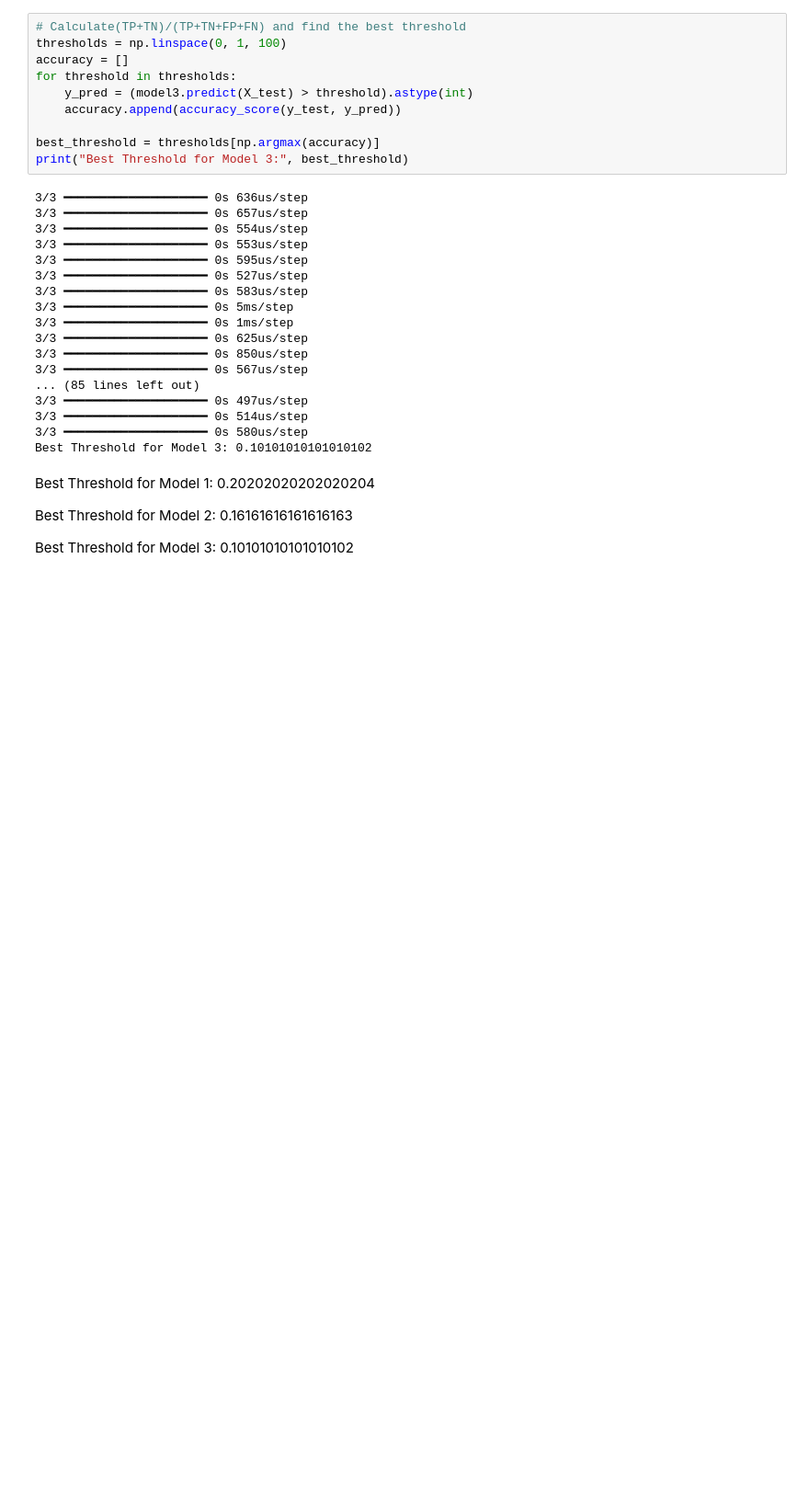
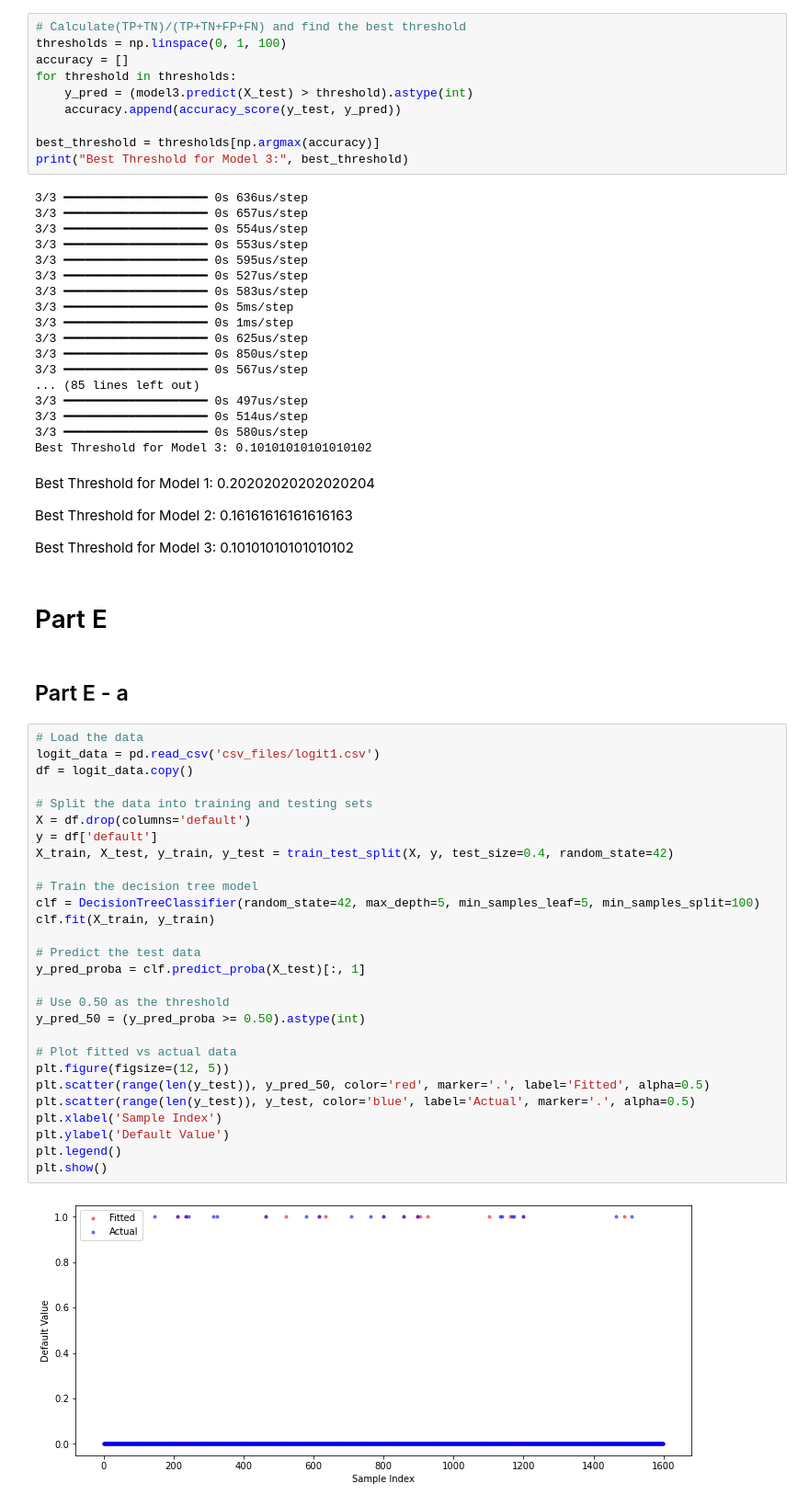
Before and after one commit to moleh13/EC48E, a Jupyter notebook: hw4/PS04.ipynb, the cells around one changed output. Shown at 92% size. Drawn from its saved outputs; the diff is of its cells as text; blank space fills up the shorter version.

Commit message:
part e

```diff
--- a/hw4/PS04.ipynb
+++ b/hw4/PS04.ipynb
@@ -996,3 +997,37 @@ Best Threshold for Model 1: 0.20202020202020204
 Best Threshold for Model 2: 0.16161616161616163
 
 Best Threshold for Model 3: 0.10101010101010102
+# %% [markdown]
+# Part E
+# %% [markdown]
+## Part E - a
+# %%
+# Load the data
+logit_data = pd.read_csv('csv_files/logit1.csv')
+df = logit_data.copy()
+
+# Split the data into training and testing sets
+X = df.drop(columns='default')
+y = df['default']
+X_train, X_test, y_train, y_test = train_test_split(X, y, test_size=0.4, random_state=42)
+
+# Train the decision tree model
+clf = DecisionTreeClassifier(random_state=42, max_depth=5, min_samples_leaf=5, min_samples_split=100)
+clf.fit(X_train, y_train)
+
+# Predict the test data
+y_pred_proba = clf.predict_proba(X_test)[:, 1]
+
+# Use 0.50 as the threshold
+y_pred_50 = (y_pred_proba >= 0.50).astype(int)
+
+# Plot fitted vs actual data
+plt.figure(figsize=(12, 5))
+plt.scatter(range(len(y_test)), y_pred_50, color='red', marker='.', label='Fitted', alpha=0.5)
+plt.scatter(range(len(y_test)), y_test, color='blue', label='Actual', marker='.', alpha=0.5)
+plt.xlabel('Sample Index')
+plt.ylabel('Default Value')
+plt.legend()
+plt.show()
+# %% [output]
+[figure, added]
```
Also changed, not shown: parts of 7 cells of this notebook.
